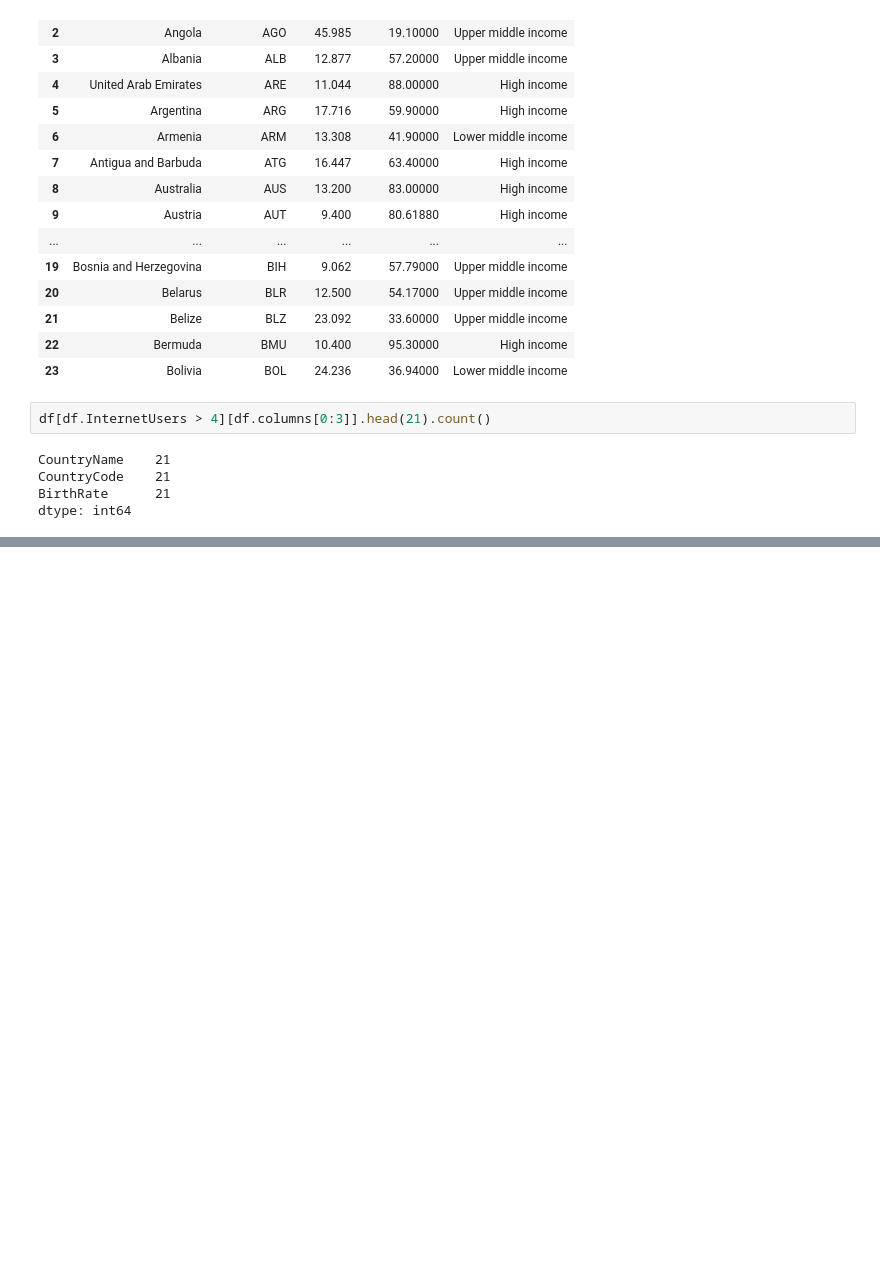
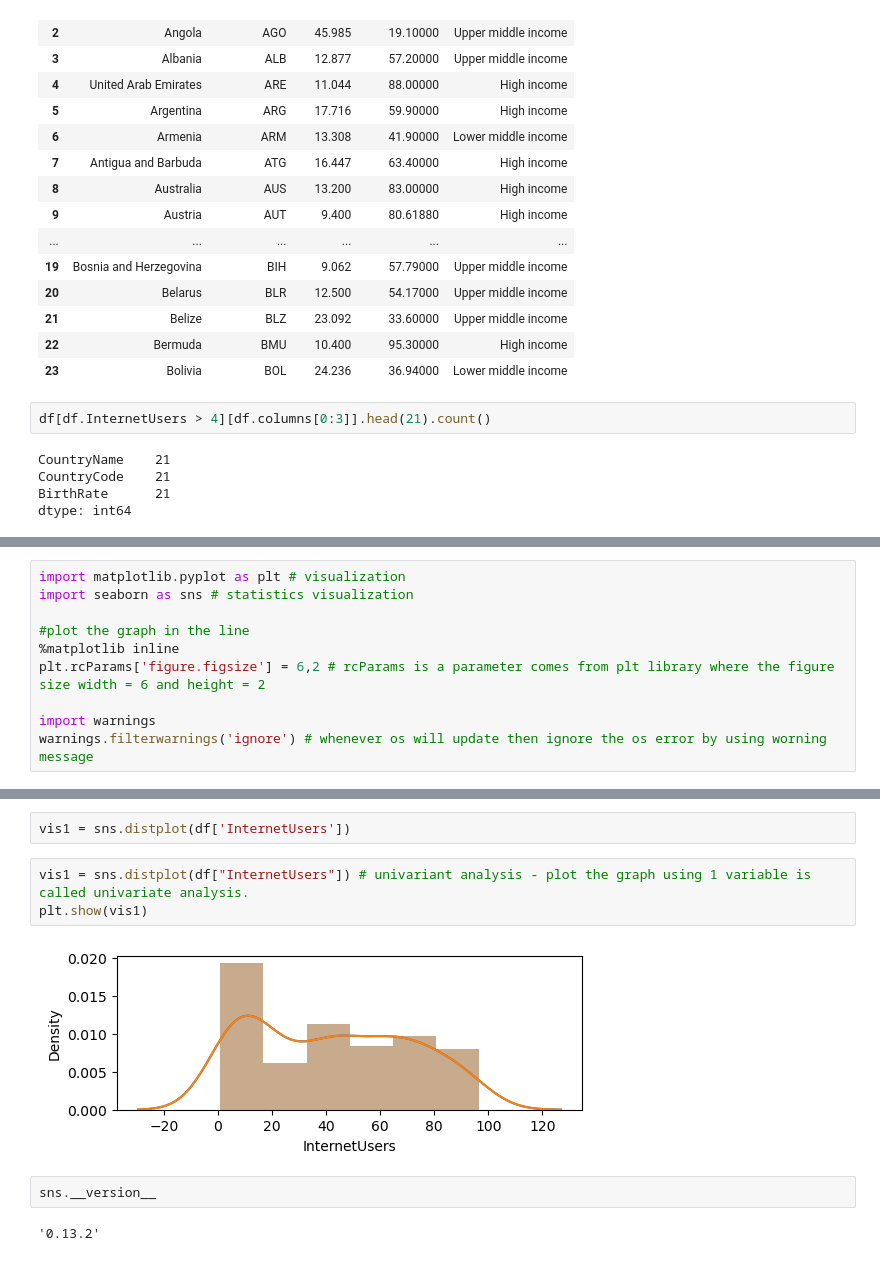
Before and after one commit to Pavan0518/NIT_DatascienceAndAI, a Jupyter notebook: PANDAS/Country_GDP_Analysis.ipynb, the cells around one changed output, grey strips where cells are left out. Drawn from its saved outputs; the diff is of its cells as text; blank space fills up the shorter version.

```diff
--- a/PANDAS/Country_GDP_Analysis.ipynb
+++ b/PANDAS/Country_GDP_Analysis.ipynb
@@ -857,0 +957,10 @@ dtype: int64
+# %%
+import matplotlib.pyplot as plt # visualization
+import seaborn as sns # statistics visualization
+
+#plot the graph in the line
+%matplotlib inline
+plt.rcParams['figure.figsize'] = 6,2 # rcParams is a parameter comes from plt library where the figure size width = 6 and height = 2
+
+import warnings
+warnings.filterwarnings('ignore') # whenever os will update then ignore the os error by using worning message
@@ -857,0 +988,11 @@ dtype: int64
+# %%
+vis1 = sns.distplot(df['InternetUsers'])
+# %%
+vis1 = sns.distplot(df["InternetUsers"]) # univariant analysis - plot the graph using 1 variable is called univariate analysis.
+plt.show(vis1)
+# %% [output]
+[figure, added]
+# %%
+sns.__version__
+# %% [output]
+'0.13.2'
```
Also changed, not shown: parts of 24 cells of this notebook, 5 other files.
